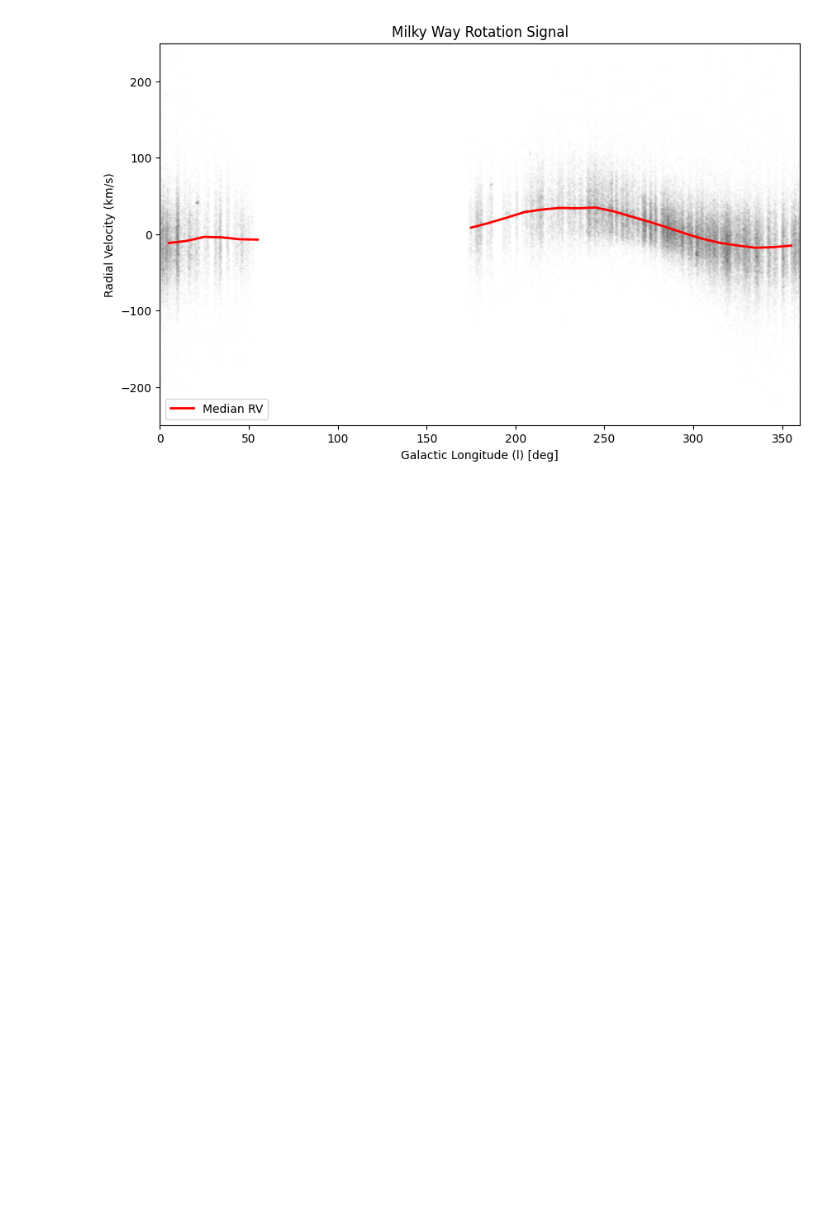
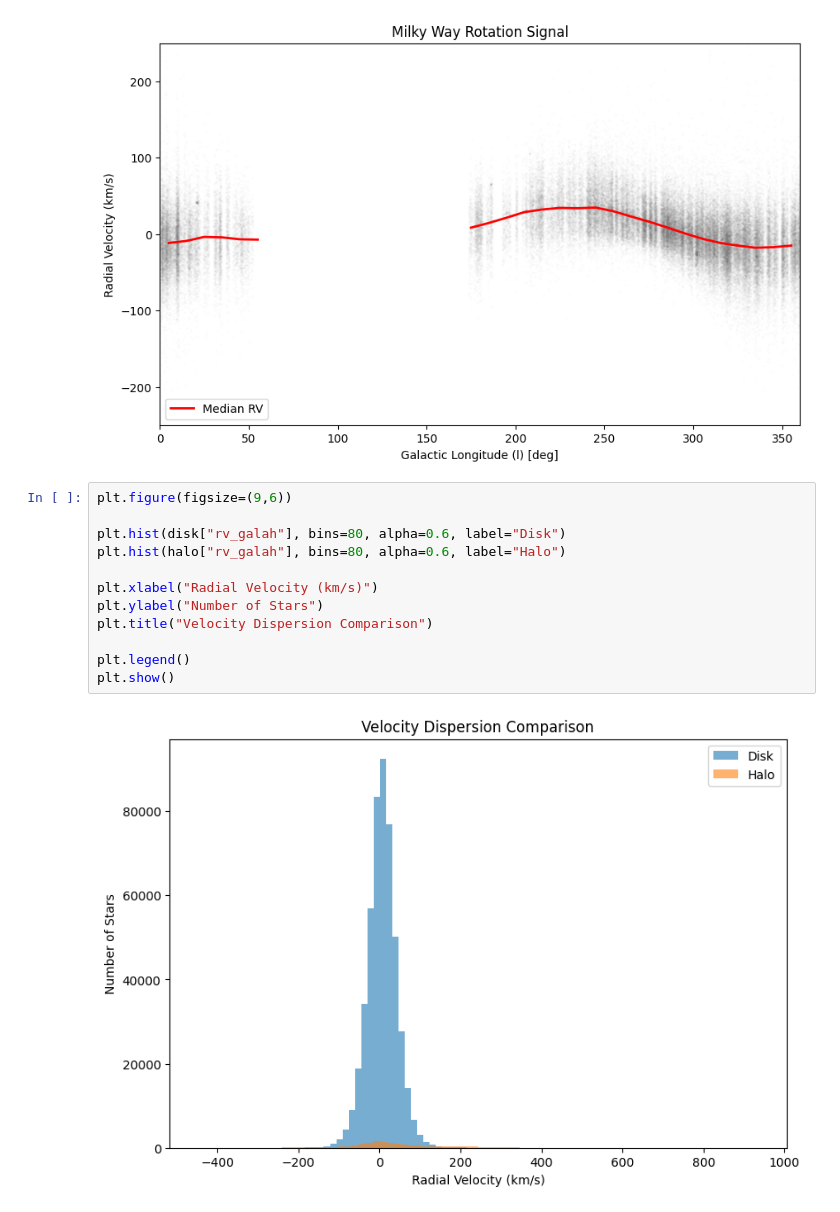
Before and after one commit to AndrewwwC4/PHYS-2116-Computational-Assessment, a Jupyter notebook: analysis.ipynb, the cells around one changed output. Saved outputs shown, nothing was run; the diff lists cells and outputs as text; blank space fills up the shorter version.

```diff
--- a/analysis.ipynb
+++ b/analysis.ipynb
@@ -207,3 +309,17 @@ plt.legend()
 plt.show()
 # %% [output]
 [figure]
+# %%
+plt.figure(figsize=(9,6))
+
+plt.hist(disk["rv_galah"], bins=80, alpha=0.6, label="Disk")
+plt.hist(halo["rv_galah"], bins=80, alpha=0.6, label="Halo")
+
+plt.xlabel("Radial Velocity (km/s)")
+plt.ylabel("Number of Stars")
+plt.title("Velocity Dispersion Comparison")
+
+plt.legend()
+plt.show()
+# %% [output]
+[figure, added]
```
Also changed, not shown: parts of 11 cells of this notebook.
